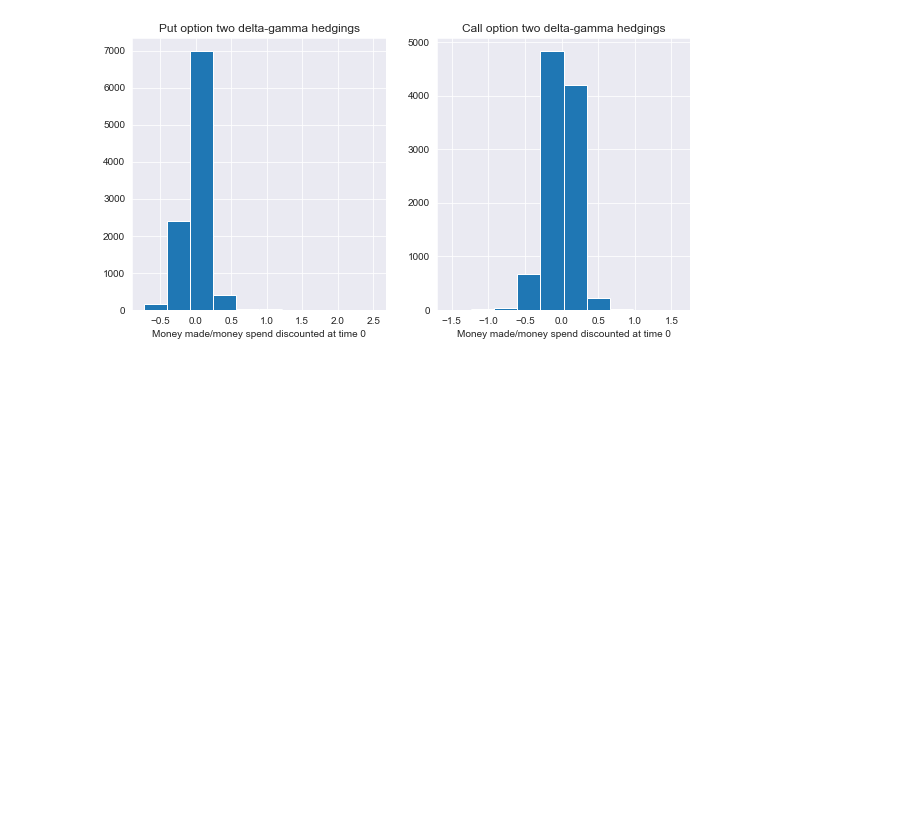
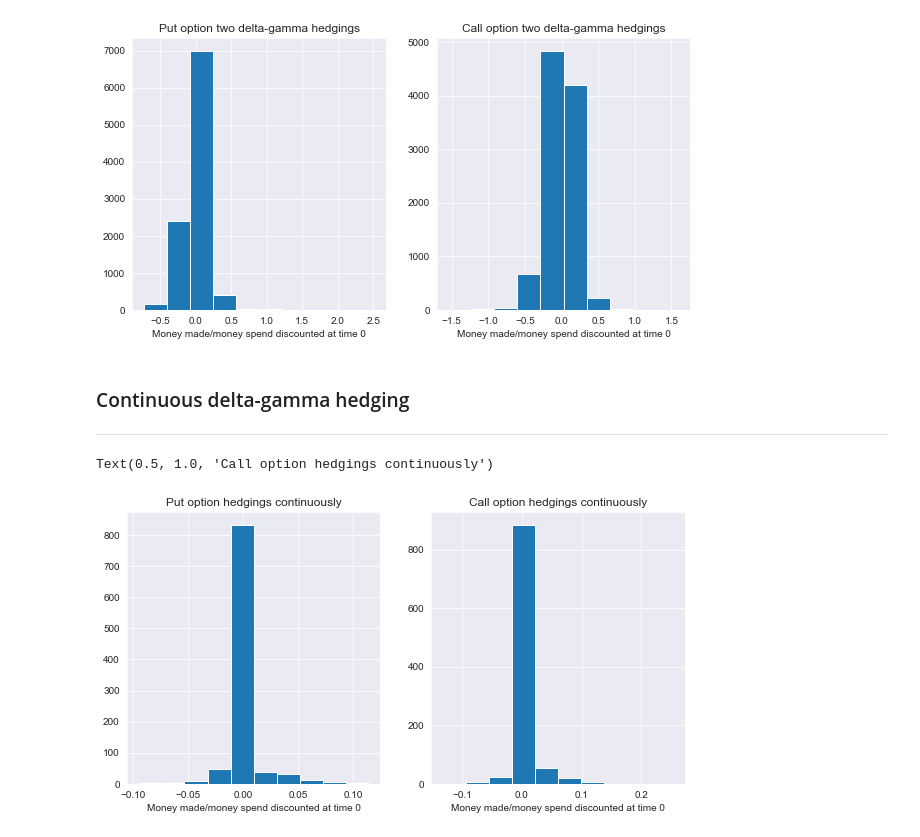
Before and after one commit to martyna-B/Computational_finance, a Jupyter notebook: List 1/List 1.ipynb, the cells around one changed output. Saved outputs shown, nothing was run; the diff lists cells and outputs as text; code cells hidden in the pictures; blank space fills up the shorter version.

Commit message:
Delta-gamma hedging continuous added

```diff
--- a/List 1/List 1.ipynb
+++ b/List 1/List 1.ipynb
@@ -363,3 +363,6 @@ ax2.set_title("Call option two delta-gamma hedgings")
 # %% [output]
 Text(0.5, 1.0, 'Call option two delta-gamma hedgings')
 [figure]
+# %% [markdown]
+### Continuous delta-gamma hedging
+---------------------------
@@ -366,3 +443,15 @@ Text(0.5, 1.0, 'Call option two delta-gamma hedgings')
+# %%
+fig, (ax1, ax2) = plt.subplots(1, 2, figsize=(10,5))
+ax1.hist(value_put_n_hedge_dg)
+ax1.set_xlabel("Money made/money spend discounted at time 0")
+ax1.set_title("Put option hedgings continuously")
+
+ax2.hist(value_call_n_hedge_dg)
+ax2.set_xlabel("Money made/money spend discounted at time 0")
+ax2.set_title("Call option hedgings continuously")
+# %% [output]
+Text(0.5, 1.0, 'Call option hedgings continuously')
+[figure, added]
 # %%
 N = scipy.stats.norm.cdf
 
```
Also changed, not shown: parts of 1 cell of this notebook.
